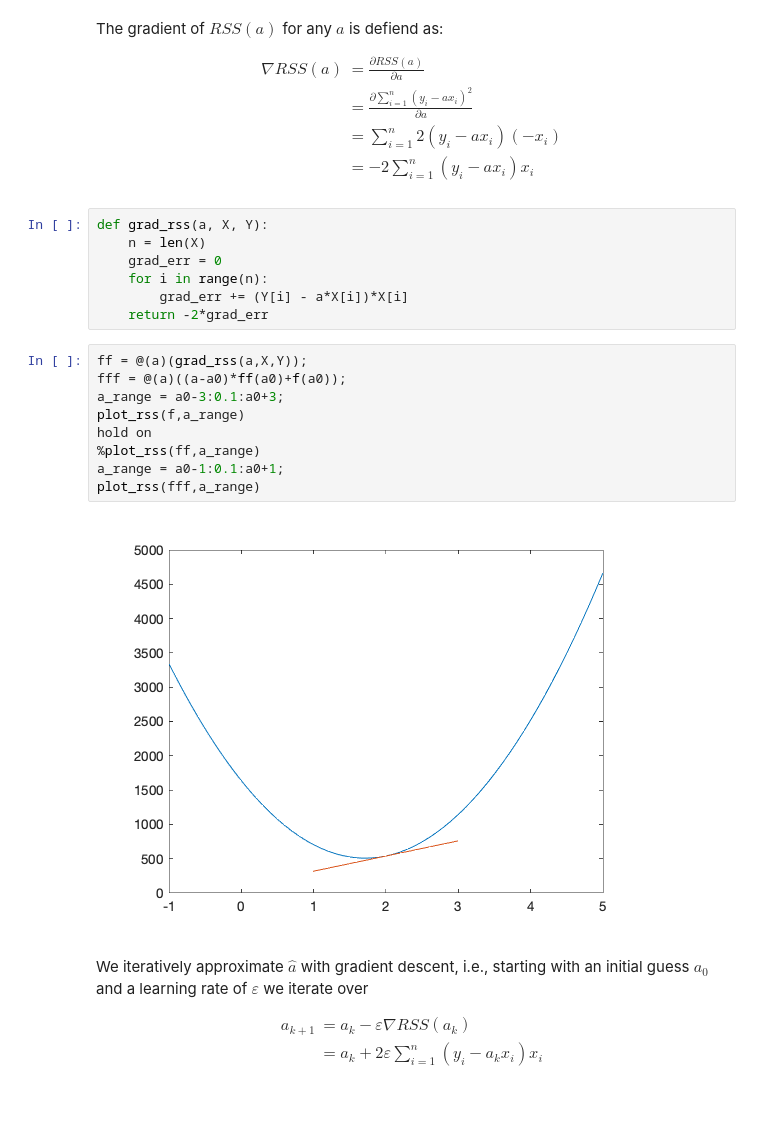
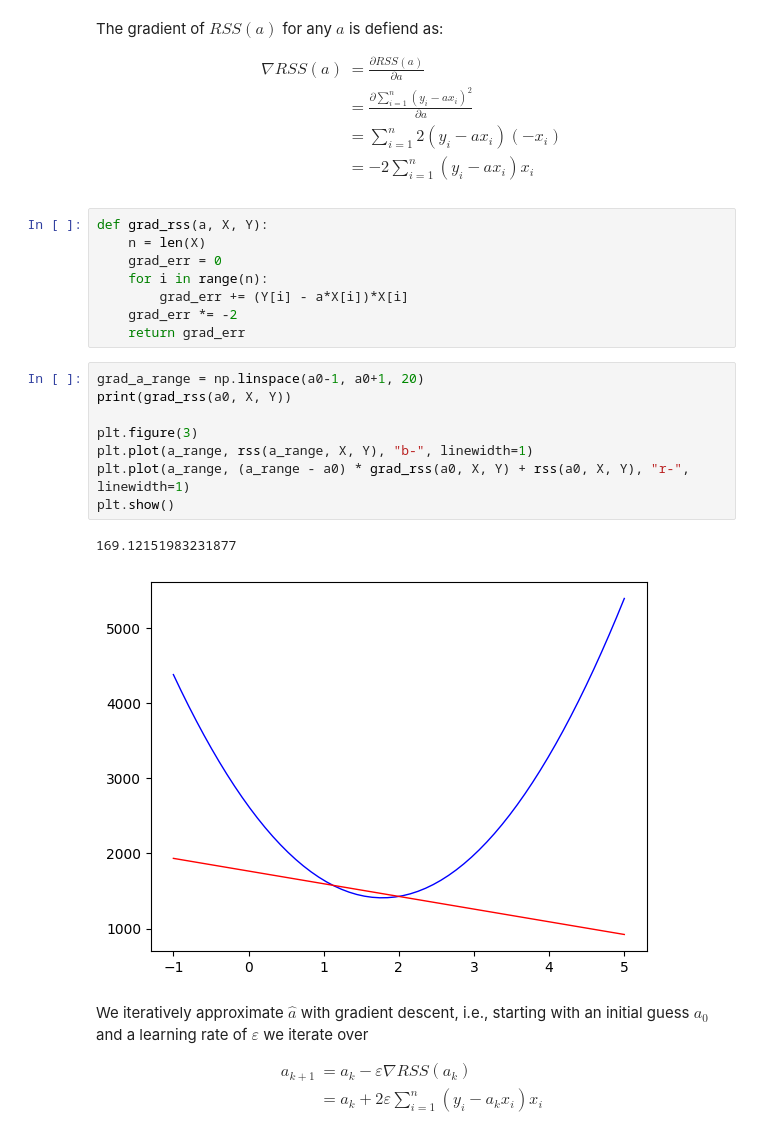
Before and after one commit to kallefrisk/Schoolwork, a Jupyter notebook: Python/DeepLearning/Numerical Linear Regression.ipynb, the cells around one changed output. Drawn from its saved outputs; the diff is of its cells as text; blank space fills up the shorter version.

Commit message:
Fixed function grad_rss() to return the true value and plotted the gradient of the rss at a0.

```diff
--- a/Python/DeepLearning/Numerical Linear Regression.ipynb
+++ b/Python/DeepLearning/Numerical Linear Regression.ipynb
@@ -79,18 +79,19 @@ def grad_rss(a, X, Y):
     grad_err = 0
     for i in range(n):
         grad_err += (Y[i] - a*X[i])*X[i]
-    return -2*grad_err
+    grad_err *= -2
+    return grad_err
-# %%
-ff = @(a)(grad_rss(a,X,Y));
-fff = @(a)((a-a0)*ff(a0)+f(a0));
-a_range = a0-3:0.1:a0+3;
-plot_rss(f,a_range)
-hold on
-%plot_rss(ff,a_range)
-a_range = a0-1:0.1:a0+1;
-plot_rss(fff,a_range)
-# %% [output]
-[figure, removed]
+# %%
+grad_a_range = np.linspace(a0-1, a0+1, 20)
+print(grad_rss(a0, X, Y))
+
+plt.figure(3)
+plt.plot(a_range, rss(a_range, X, Y), "b-", linewidth=1)
+plt.plot(a_range, (a_range - a0) * grad_rss(a0, X, Y) + rss(a0, X, Y), "r-", linewidth=1)
+plt.show()
+# %% [output]
+169.12151983231877
+[figure, added]
 # %% [markdown]
 We iteratively approximate $\hat a$ with gradient descent, i.e., starting with an initial guess $a_0$ and a learning rate of $\varepsilon$ we iterate over
 
```
